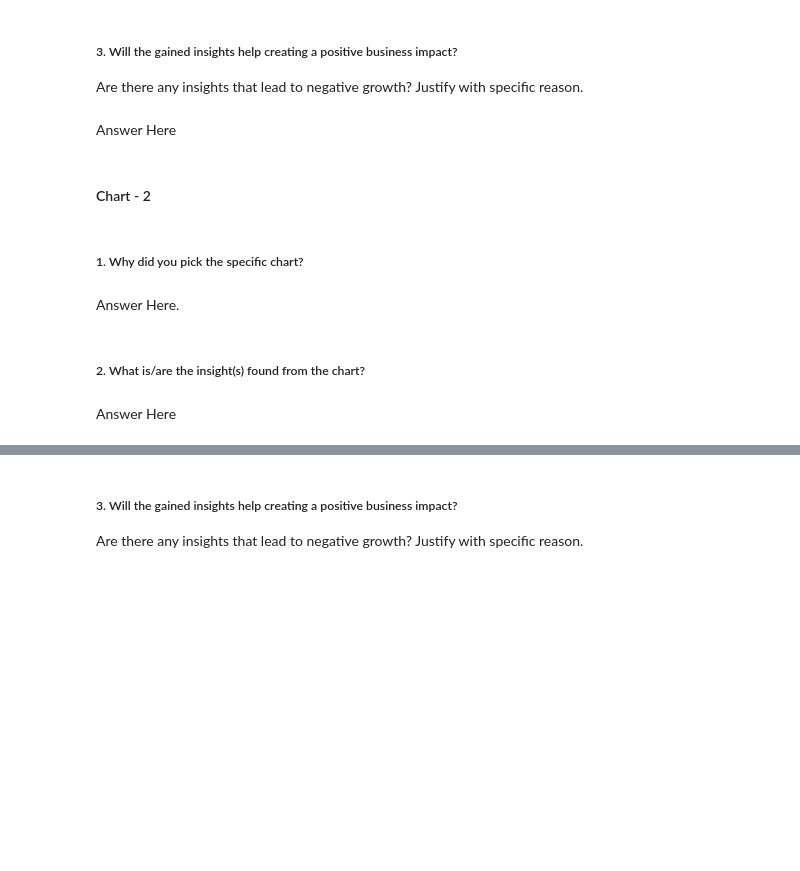
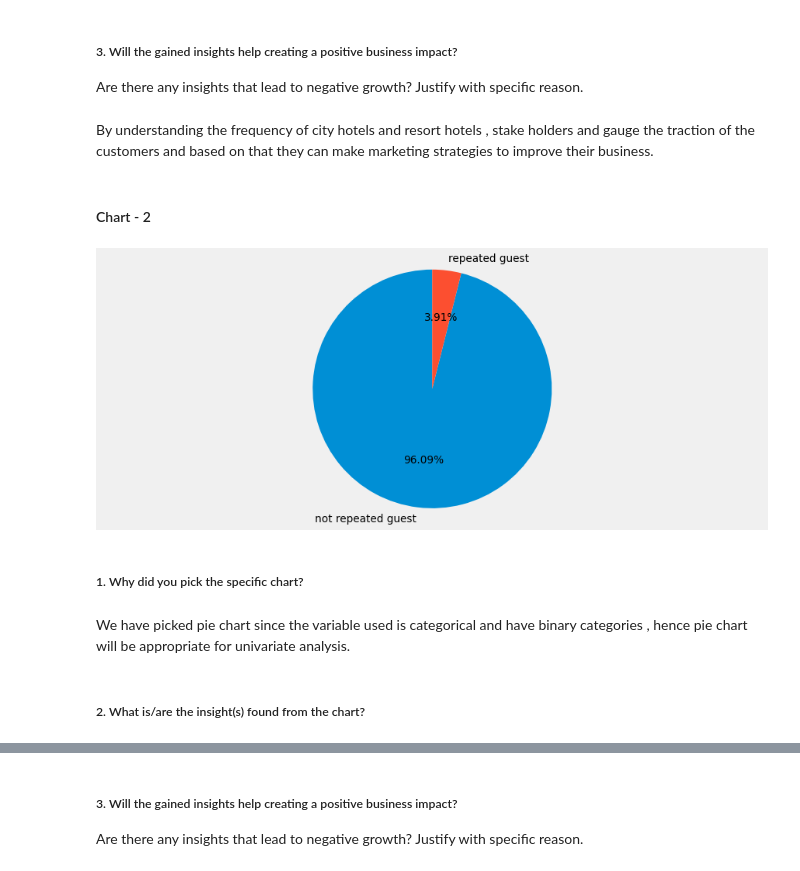
Before and after one commit to abhimanyupandey1996/hotel-booking-analysis, a Jupyter notebook: abhimanyu_kumar_pandey_hotel_booking_analysis.ipynb, the cells around one changed output, grey strips where cells are left out. Drawn from its saved outputs; the diff is of its cells as text; code cells hidden in the pictures; blank space fills up the shorter version.

```diff
--- a/abhimanyu_kumar_pandey_hotel_booking_analysis.ipynb
+++ b/abhimanyu_kumar_pandey_hotel_booking_analysis.ipynb
@@ -386,7 +428,7 @@ Answer Here
 # %% [markdown]
 ##### 3. Will the gained insights help creating a positive business impact?
 Are there any insights that lead to negative growth? Justify with specific reason.
-# %% [markdown]
-Answer Here
+# %% [markdown]
+By understanding the frequency of city hotels and resort hotels , stake holders and gauge the traction of the customers and based on that they can make marketing strategies to improve their business.
 # %% [markdown]
 #### Chart - 2
@@ -395,8 +435,11 @@ Answer Here
+# %%
+# plot a pie chart to show % of repeated guests
+plot_pie_chart_from_column(df, 'is_repeated_guest')
+# %% [output]
+[figure, added]
 # %% [markdown]
 ##### 1. Why did you pick the specific chart?
-# %% [markdown]
-Answer Here.
+# %% [markdown]
+We have picked pie chart since the variable used is categorical and have binary categories , hence pie chart will be appropriate for univariate analysis.
 # %% [markdown]
 ##### 2. What is/are the insight(s) found from the chart?
-# %% [markdown]
-Answer Here
```
Also changed, not shown: parts of 30 cells of this notebook.
